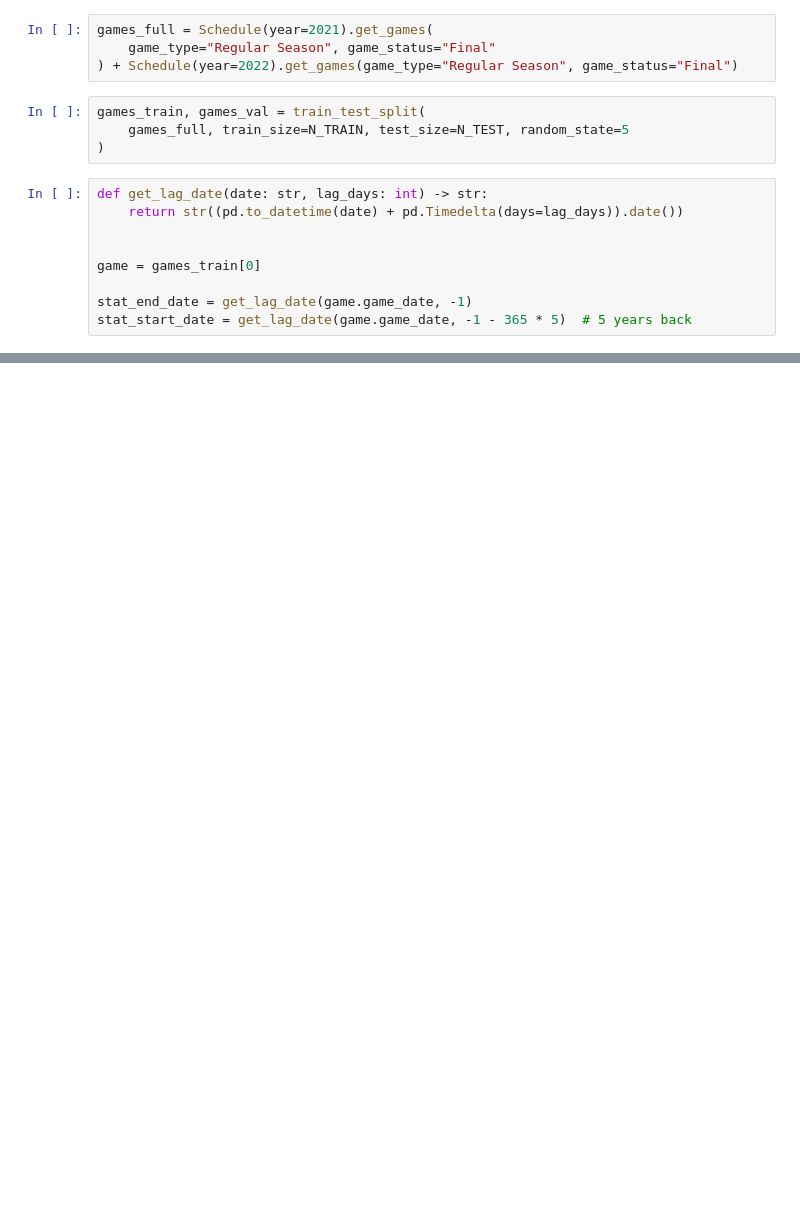
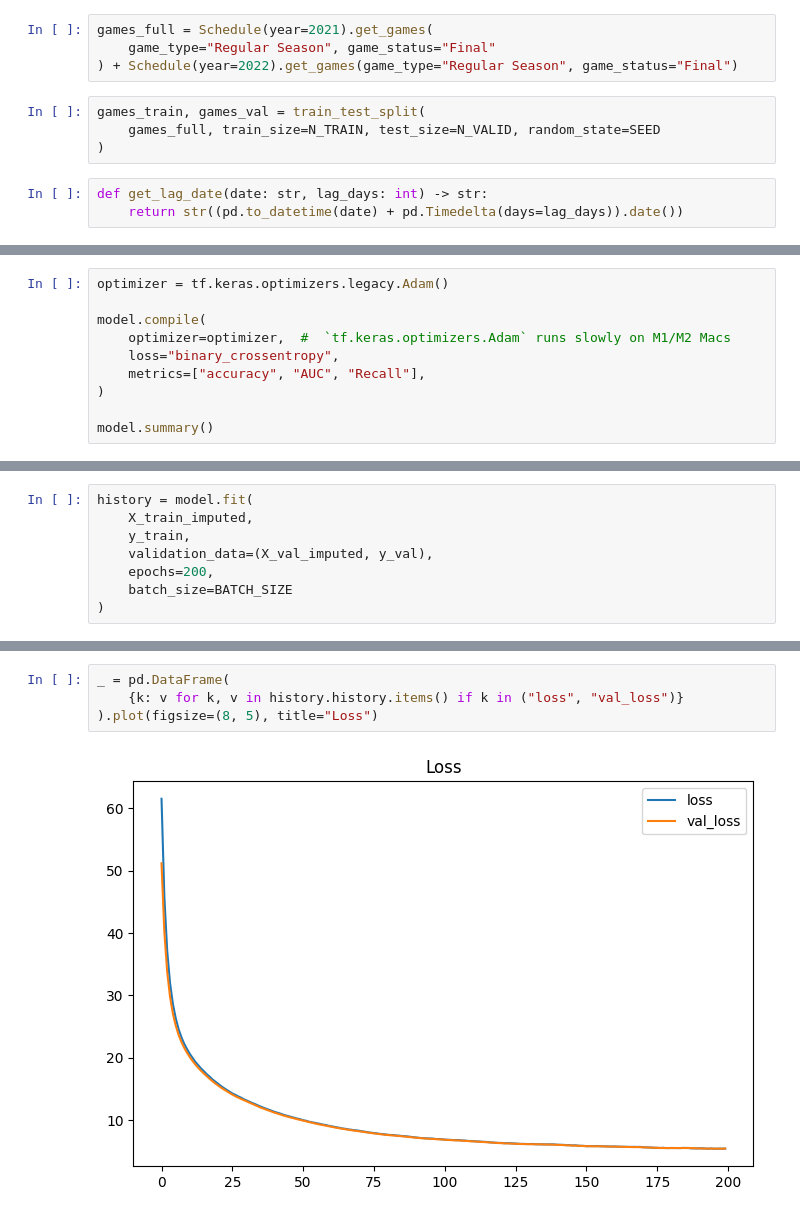
Before and after one commit to elliottevans/mlb-predictions, a Jupyter notebook: mlb_predictions/notebooks/game_forecaster.ipynb, the cells around one changed output, grey strips where cells are left out. Saved outputs shown, nothing was run; the diff lists cells and outputs as text; blank space fills up the shorter version.

Commit message:
updating modeling notebook

```diff
--- a/mlb_predictions/notebooks/game_forecaster.ipynb
+++ b/mlb_predictions/notebooks/game_forecaster.ipynb
@@ -44,14 +50,8 @@ games_full = Schedule(year=2021).get_games(
 ) + Schedule(year=2022).get_games(game_type="Regular Season", game_status="Final")
 # %%
 games_train, games_val = train_test_split(
-    games_full, train_size=N_TRAIN, test_size=N_TEST, random_state=5
+    games_full, train_size=N_TRAIN, test_size=N_VALID, random_state=SEED
 )
 # %%
 def get_lag_date(date: str, lag_days: int) -> str:
     return str((pd.to_datetime(date) + pd.Timedelta(days=lag_days)).date())
-
-
-game = games_train[0]
-
-stat_end_date = get_lag_date(game.game_date, -1)
-stat_start_date = get_lag_date(game.game_date, -1 - 365 * 5)  # 5 years back
@@ -449,0 +860,10 @@ nan
+# %%
+optimizer = tf.keras.optimizers.legacy.Adam()
+
+model.compile(
+    optimizer=optimizer,  #  `tf.keras.optimizers.Adam` runs slowly on M1/M2 Macs
+    loss="binary_crossentropy",
+    metrics=["accuracy", "AUC", "Recall"],
+)
+
+model.summary()
@@ -449,0 +890,8 @@ nan
+# %%
+history = model.fit(
+    X_train_imputed,
+    y_train,
+    validation_data=(X_val_imputed, y_val),
+    epochs=200,
+    batch_size=BATCH_SIZE
+)
@@ -449,0 +916,6 @@ nan
+# %%
+_ = pd.DataFrame(
+    {k: v for k, v in history.history.items() if k in ("loss", "val_loss")}
+).plot(figsize=(8, 5), title="Loss")
+# %% [output]
+[figure, added]
```
Also changed, not shown: parts of 33 cells of this notebook, 3 other files.
